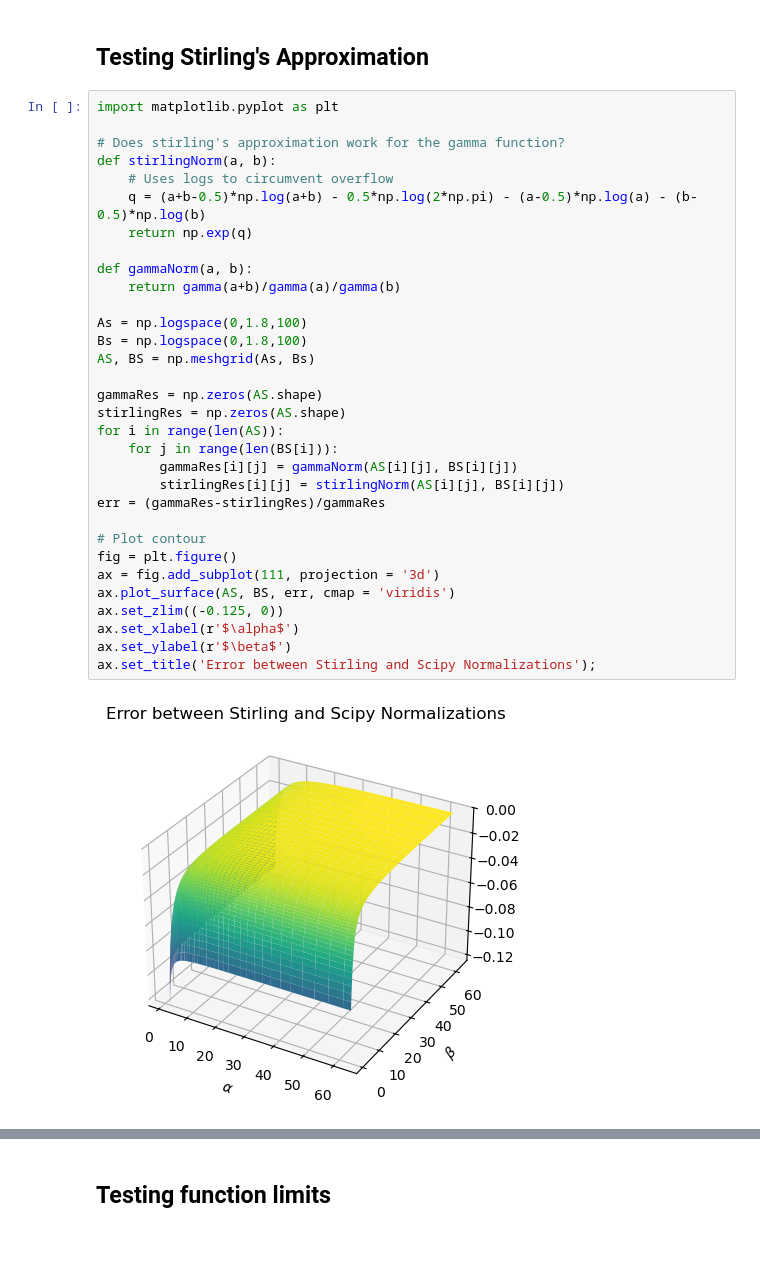
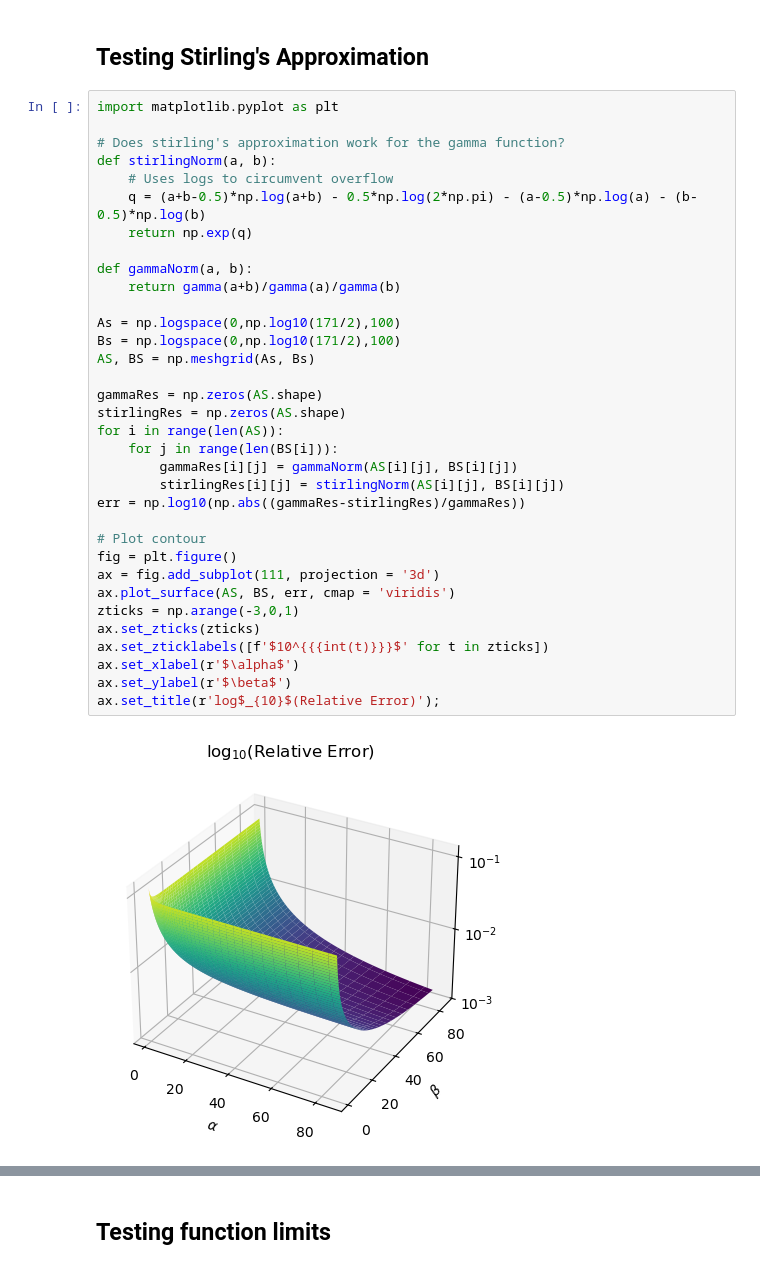
Before and after one commit to jwp91/TableMaker, a Jupyter notebook: lowVariance.ipynb, the cells around one changed output, grey strips where cells are left out. Cells and saved outputs as stored; diff of their text form; blank space fills up the shorter version.

```diff
--- a/lowVariance.ipynb
+++ b/lowVariance.ipynb
@@ -85,34 +76,36 @@ plt.plot(xs, P(xs, a, b))
 # %%
 import matplotlib.pyplot as plt
 
 # Does stirling's approximation work for the gamma function?
 def stirlingNorm(a, b):
     # Uses logs to circumvent overflow
     q = (a+b-0.5)*np.log(a+b) - 0.5*np.log(2*np.pi) - (a-0.5)*np.log(a) - (b-0.5)*np.log(b)
     return np.exp(q)
 
 def gammaNorm(a, b):
     return gamma(a+b)/gamma(a)/gamma(b)
 
-As = np.logspace(0,1.8,100)
-Bs = np.logspace(0,1.8,100)
+As = np.logspace(0,np.log10(171/2),100)
+Bs = np.logspace(0,np.log10(171/2),100)
 AS, BS = np.meshgrid(As, Bs)
 
 gammaRes = np.zeros(AS.shape)
 stirlingRes = np.zeros(AS.shape)
 for i in range(len(AS)):
     for j in range(len(BS[i])):
         gammaRes[i][j] = gammaNorm(AS[i][j], BS[i][j])
         stirlingRes[i][j] = stirlingNorm(AS[i][j], BS[i][j])
-err = (gammaRes-stirlingRes)/gammaRes
+err = np.log10(np.abs((gammaRes-stirlingRes)/gammaRes))
 
 # Plot contour
 fig = plt.figure()
 ax = fig.add_subplot(111, projection = '3d')
 ax.plot_surface(AS, BS, err, cmap = 'viridis')
-ax.set_zlim((-0.125, 0))
+zticks = np.arange(-3,0,1)
+ax.set_zticks(zticks)
+ax.set_zticklabels([f'$10^{{{int(t)}}}$' for t in zticks])
 ax.set_xlabel(r'$\alpha$')
 ax.set_ylabel(r'$\beta$')
-ax.set_title('Error between Stirling and Scipy Normalizations');
+ax.set_title(r'log$_{10}$(Relative Error)');
 # %% [output]
-[figure, old version]
+[figure, new version]
```
Also changed, not shown: parts of 3 cells of this notebook, 3 other files.
